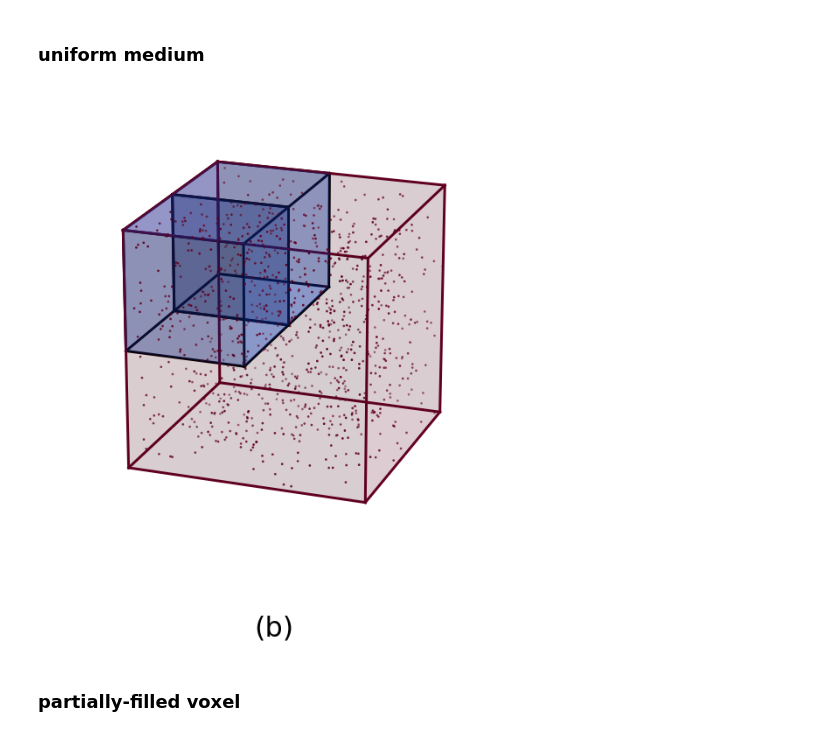
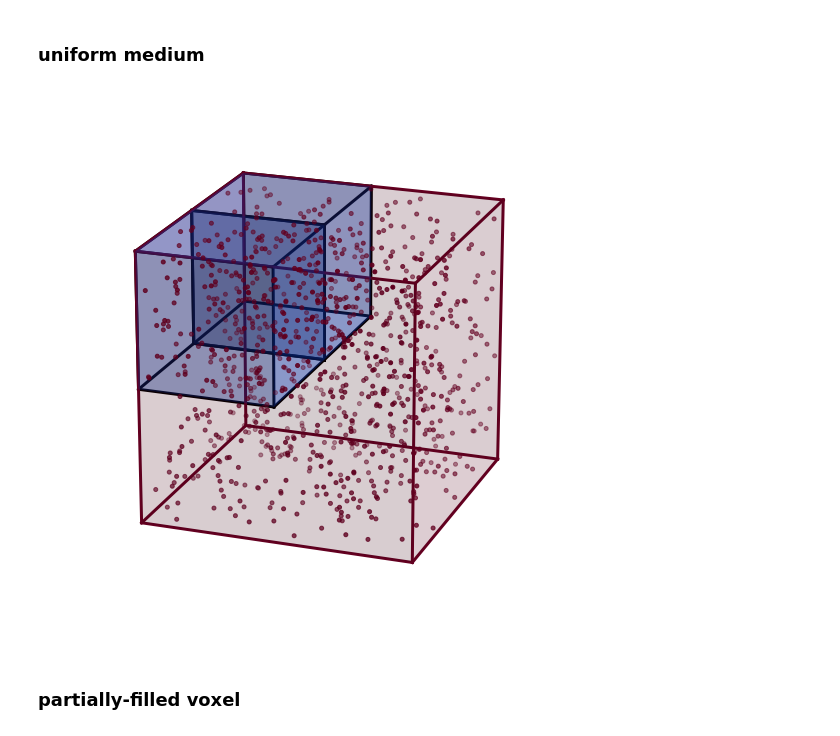
Before and after one commit to CraigYanitski/kosmatau3d, a Jupyter notebook: notebooks/full model/radiative-transfer.ipynb, the cells around one changed output. Drawn from its saved outputs; the diff is of its cells as text; code cells hidden in the pictures.

```diff
--- a/notebooks/full model/radiative-transfer.ipynb
+++ b/notebooks/full model/radiative-transfer.ipynb
@@ -29,30 +29,30 @@ In the second case we have confined the partial-filling of the voxel to the last
 # %%
 large_voxel = False
 alpha = 0.2
 
 fig = plt.figure(figsize=(10, 10))
 ax = fig.add_subplot(1, 1, 1, projection='3d', elev=20, azim=-160, box_aspect=(1, 1, 1))
 
 if large_voxel:
     models.plotting.plot_box(x=0, y=0, z=0, ds=1, ax=ax, alpha=alpha)
 else:
     # models.plotting.plot_box(x=0, y=0, z=0, ds=0.5, ax=ax, alpha=alpha)
     # models.plotting.plot_box(x=0, y=0, z=0.5, ds=0.5, ax=ax, alpha=alpha)
     # models.plotting.plot_box(x=0, y=0.5, z=0, ds=0.5, ax=ax, alpha=alpha)
     models.plotting.plot_box(x=0, y=0.5, z=0.5, ds=0.5, ax=ax, alpha=alpha)
     # models.plotting.plot_box(x=0.5, y=0, z=0, ds=0.5, ax=ax, alpha=alpha)
     # models.plotting.plot_box(x=0.5, y=0, z=0.5, ds=0.5, ax=ax, alpha=alpha)
     # models.plotting.plot_box(x=0.5, y=0.5, z=0, ds=0.5, ax=ax, alpha=alpha)
     models.plotting.plot_box(x=0.5, y=0.5, z=0.5, ds=0.5, ax=ax, alpha=alpha)
-models.plotting.plot_clumpy_ism_box(x=0, y=0, z=0, ds=1, ax=ax, N=1000, sa=0.1)
+models.plotting.plot_clumpy_ism_box(x=0, y=0, z=0, ds=1, ax=ax, N=1000, s=16, sa=0.1)
 if large_voxel:
     fig.supxlabel('(a)', fontsize=32)
-    fig.savefig('plots/uniform_RT-large.png')
+    fig.savefig('plots/uniform_RT-large.png', transparent=True)
 else:
-    fig.supxlabel('(b)', fontsize=32)
-    fig.savefig('plots/uniform_RT-small.png')
+    # fig.supxlabel('(b)', fontsize=32)
+    fig.savefig('plots/uniform_RT-small.png', transparent=True)
 # %% [output]
-[figure, old version]
+[figure, new version]
 # %% [markdown]
 ### partially-filled voxel
 # %%
```
Also changed, not shown: 2 other files.
